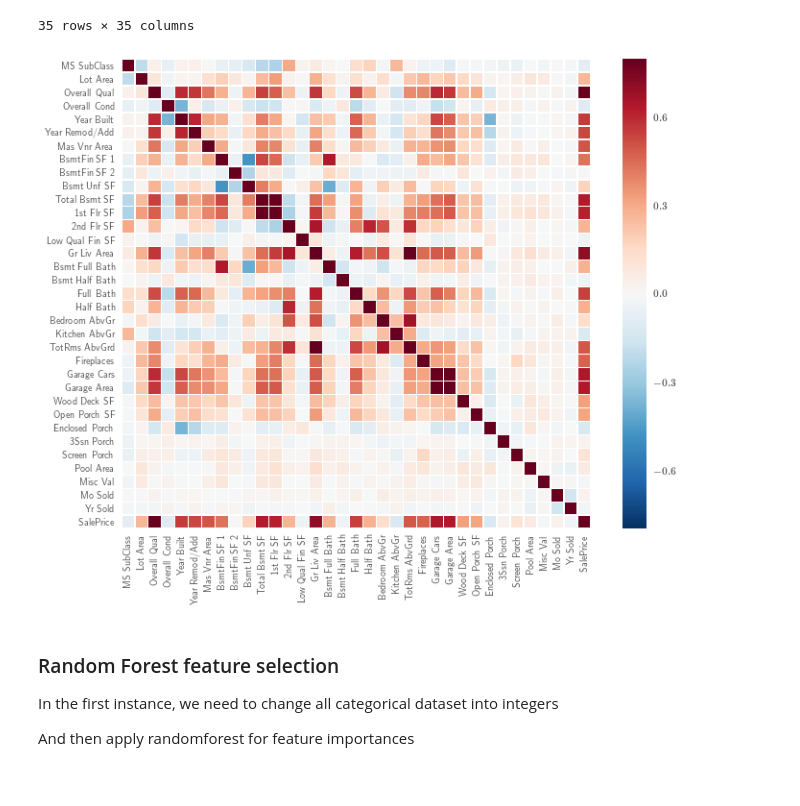
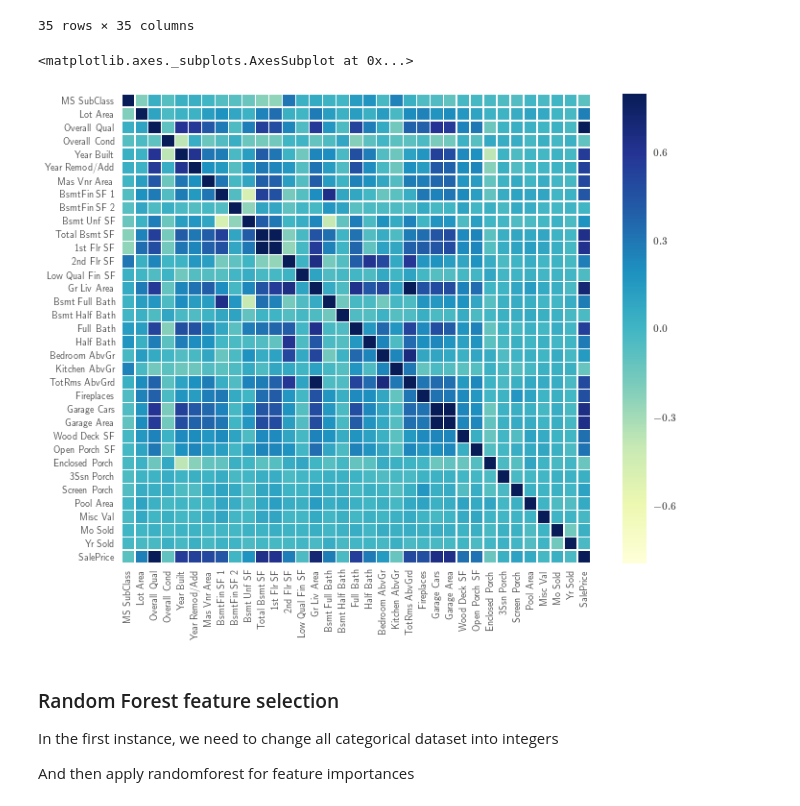
Before and after one commit to Nour112A1/Machine-Learning-and-Housing-Pricing, a Jupyter notebook: THESIS WORK.ipynb, the cells around one changed output. Drawn from its saved outputs; the diff is of its cells as text; code cells hidden in the pictures.

```diff
--- a/THESIS WORK.ipynb
+++ b/THESIS WORK.ipynb
@@ -23,4 +23,4 @@ rc('font', weight='bold')
 rcParams['text.latex.preamble'] = [r'\usepackage{amsmath} \boldmath']
 # %%
 # Importing the dataset
-ames = pd.read_excel('C:\Users\DESKTOP-VENMHCC\Documents\ameshousing.xls')
+ames = pd.read_excel("/home/adeshina/Datasets/ameshousing.xls")
@@ -664,11 +573,11 @@ ames.corr()
 # %%
 # Heat map of the correlation matrix using correlation coefficient values
 cormat = ames.corr()
 f, ax = plt.subplots(figsize = (12, 9))
-sns.heatmap(cormat, vmax=.8, square=True, linewidths=.5)
-plt.savefig('correlation.eps', format='eps', dpi=1000)
+sns.heatmap(cormat, vmax=.8, square=True, linewidths =.5, cmap='YlGnBu')
 # %% [output]
+<matplotlib.axes._subplots.AxesSubplot at 0x...>
-[figure, old version]
+[figure, new version]
 # %% [markdown]
 ### Random Forest feature selection
 
```
Also changed, not shown: parts of 29 cells of this notebook.
